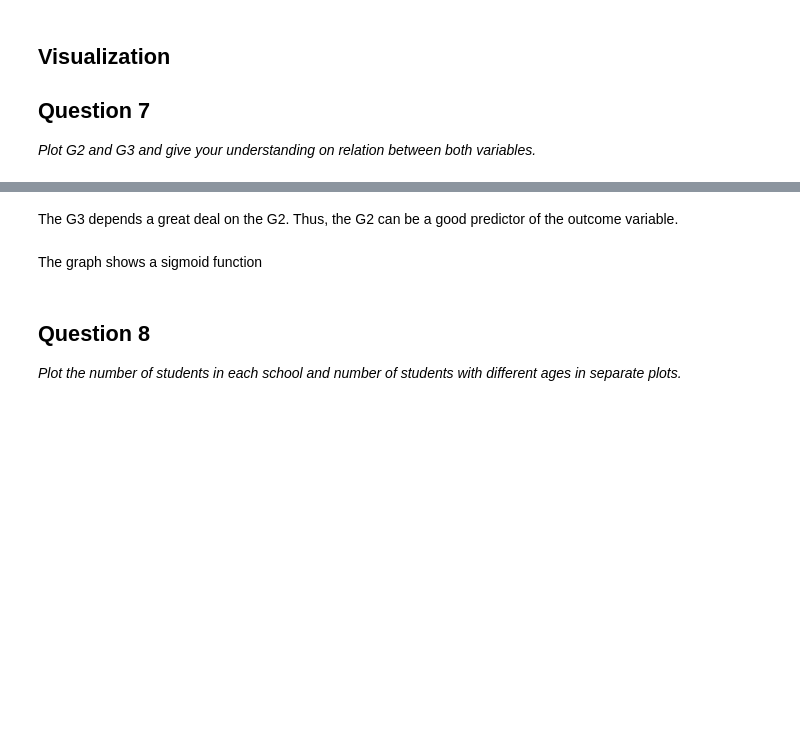
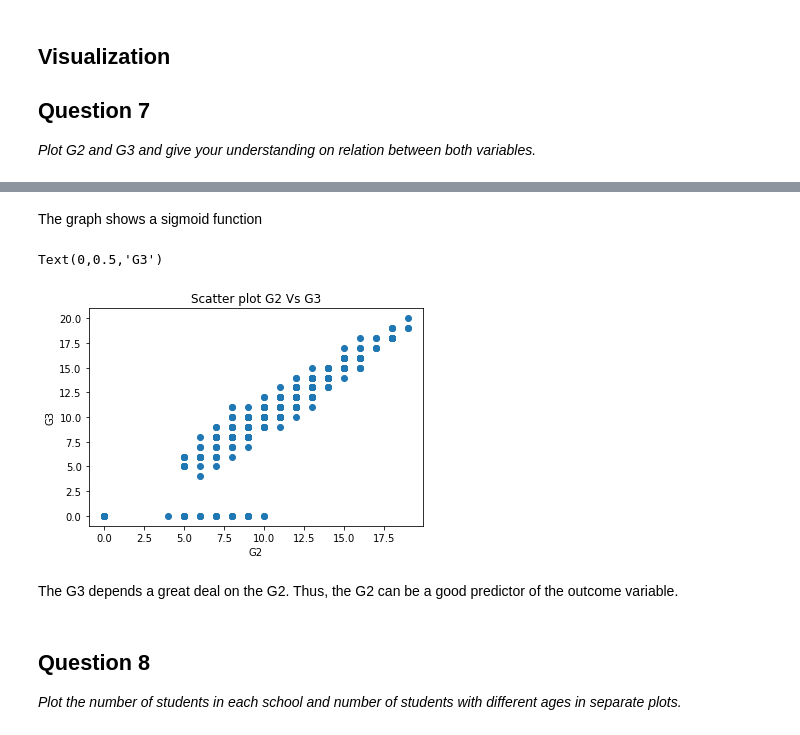
Before and after one commit to GreatLearningAIML1/bangalore-aug19-batch-shardulsathe, a Jupyter notebook: R3_External_Lab_Logistic_and_Naive_bayes_solutions.ipynb, the cells around one changed output, grey strips where cells are left out. Saved outputs shown, nothing was run; the diff lists cells and outputs as text; code cells hidden in the pictures; blank space fills up the shorter version.

```diff
--- a/R3_External_Lab_Logistic_and_Naive_bayes_solutions.ipynb
+++ b/R3_External_Lab_Logistic_and_Naive_bayes_solutions.ipynb
@@ -344,8 +345,16 @@ Text(0,0.5,'G3_binary')
+# %% [markdown]
+The graph shows a sigmoid function
+# %%
+plt.scatter(student_df['G2'],student_df['G3'])
+plt.title('Scatter plot G2 Vs G3')
+plt.xlabel('G2')
+plt.ylabel('G3')
+# %% [output]
+Text(0,0.5,'G3')
+[figure, added]
 # %% [markdown]
 
 The G3 depends a great deal on the G2. Thus, the G2 can be a good predictor of the outcome variable.
-# %% [markdown]
-The graph shows a sigmoid function
 # %% [markdown]
 ## Question 8
 
```
Also changed, not shown: parts of 7 cells of this notebook.
